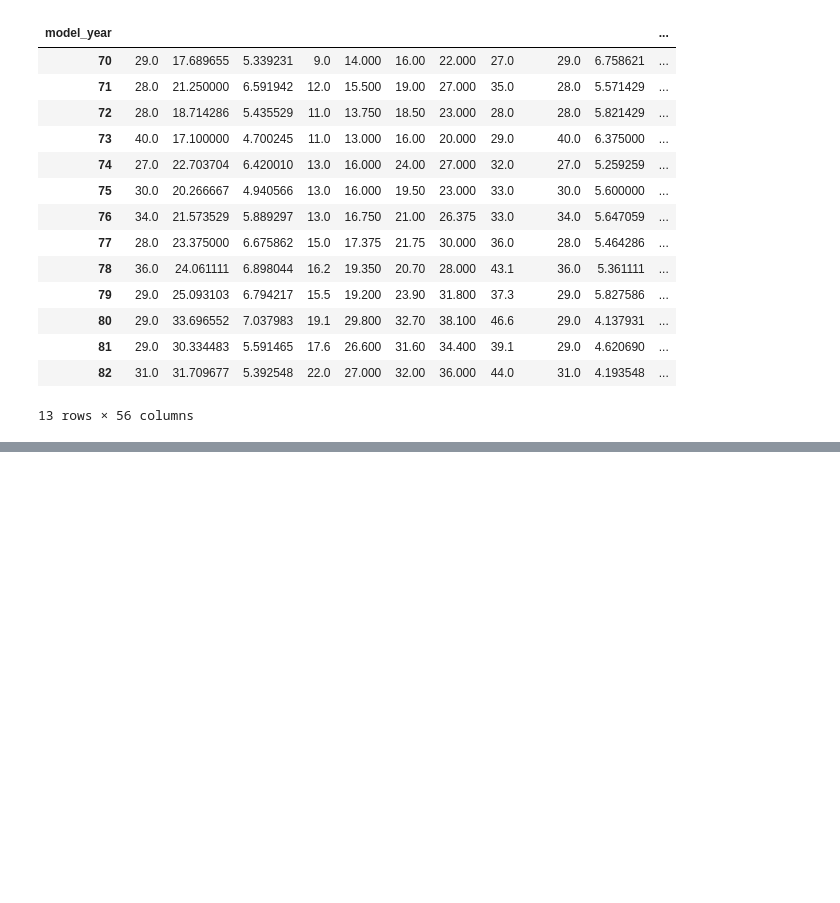
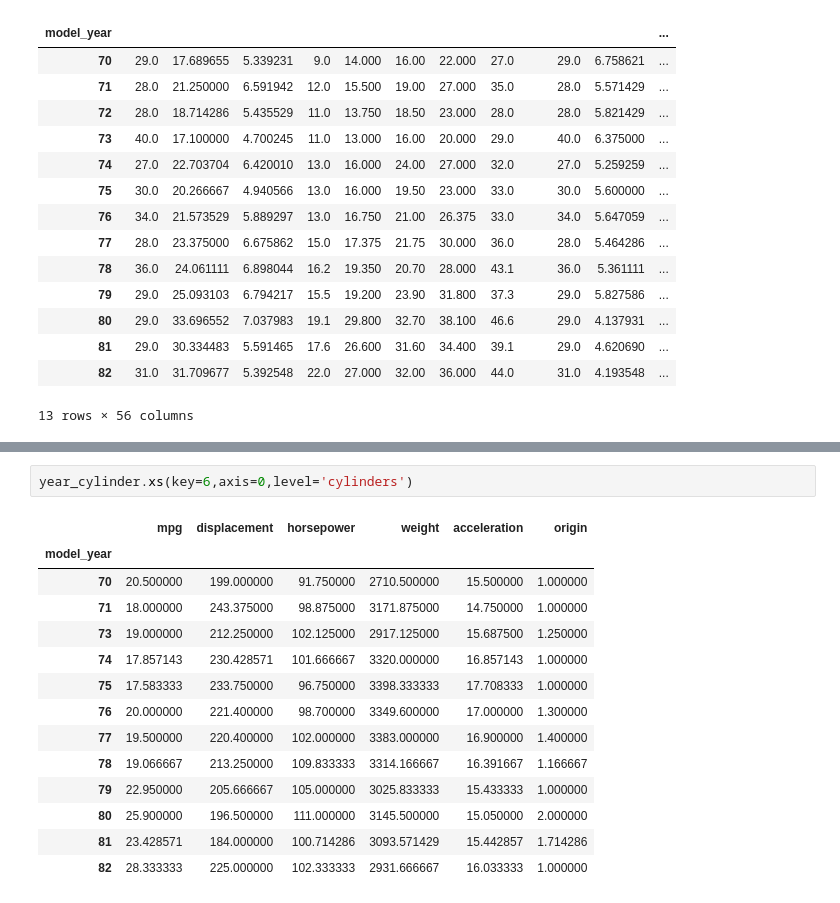
Before and after one commit to aakashkumar089/Class-notes, a Jupyter notebook: OTS_pandas_categorical_missing_values_mpg.ipynb, the cells around one changed output, grey strips where cells are left out. Drawn from its saved outputs; the diff is of its cells as text; blank space fills up the shorter version.

```diff
--- a/OTS_pandas_categorical_missing_values_mpg.ipynb
+++ b/OTS_pandas_categorical_missing_values_mpg.ipynb
@@ -275,0 +379,17 @@ df.groupby('model_year').describe().transpose()
+# %%
+year_cylinder.xs(key=6,axis=0,level='cylinders')
+# %% [output]
+|  | mpg | displacement | horsepower | weight | acceleration | origin |
+| model_year |  |  |  |  |  |  |
+| 70 | 20.500000 | 199.000000 | 91.750000 | 2710.500000 | 15.500000 | 1.000000 |
+| 71 | 18.000000 | 243.375000 | 98.875000 | 3171.875000 | 14.750000 | 1.000000 |
+| 73 | 19.000000 | 212.250000 | 102.125000 | 2917.125000 | 15.687500 | 1.250000 |
+| 74 | 17.857143 | 230.428571 | 101.666667 | 3320.000000 | 16.857143 | 1.000000 |
+| 75 | 17.583333 | 233.750000 | 96.750000 | 3398.333333 | 17.708333 | 1.000000 |
+| 76 | 20.000000 | 221.400000 | 98.700000 | 3349.600000 | 17.000000 | 1.300000 |
+| 77 | 19.500000 | 220.400000 | 102.000000 | 3383.000000 | 16.900000 | 1.400000 |
+| 78 | 19.066667 | 213.250000 | 109.833333 | 3314.166667 | 16.391667 | 1.166667 |
+| 79 | 22.950000 | 205.666667 | 105.000000 | 3025.833333 | 15.433333 | 1.000000 |
+| 80 | 25.900000 | 196.500000 | 111.000000 | 3145.500000 | 15.050000 | 2.000000 |
+| 81 | 23.428571 | 184.000000 | 100.714286 | 3093.571429 | 15.442857 | 1.714286 |
+| 82 | 28.333333 | 225.000000 | 102.333333 | 2931.666667 | 16.033333 | 1.000000 |
```
Also changed, not shown: parts of 12 cells of this notebook.
